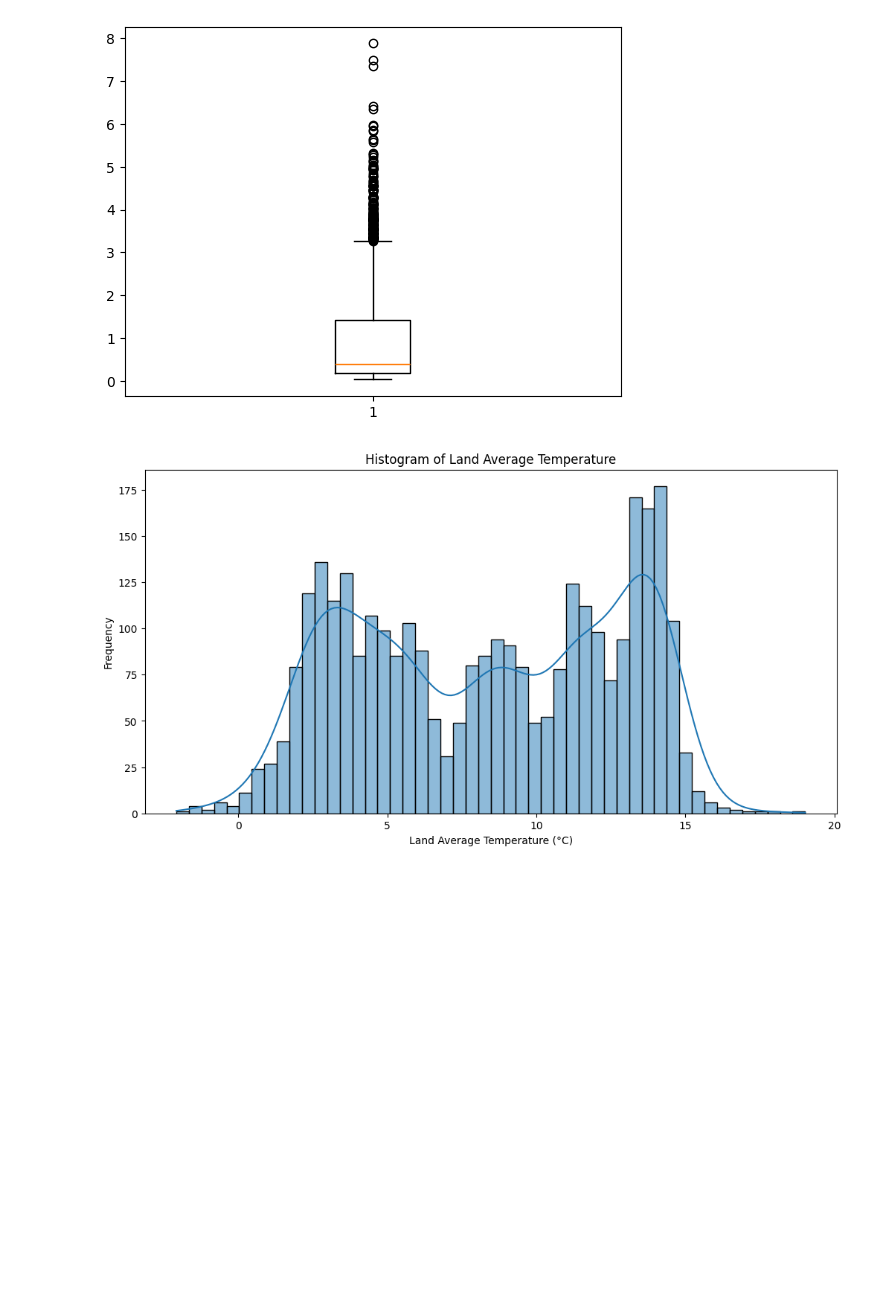
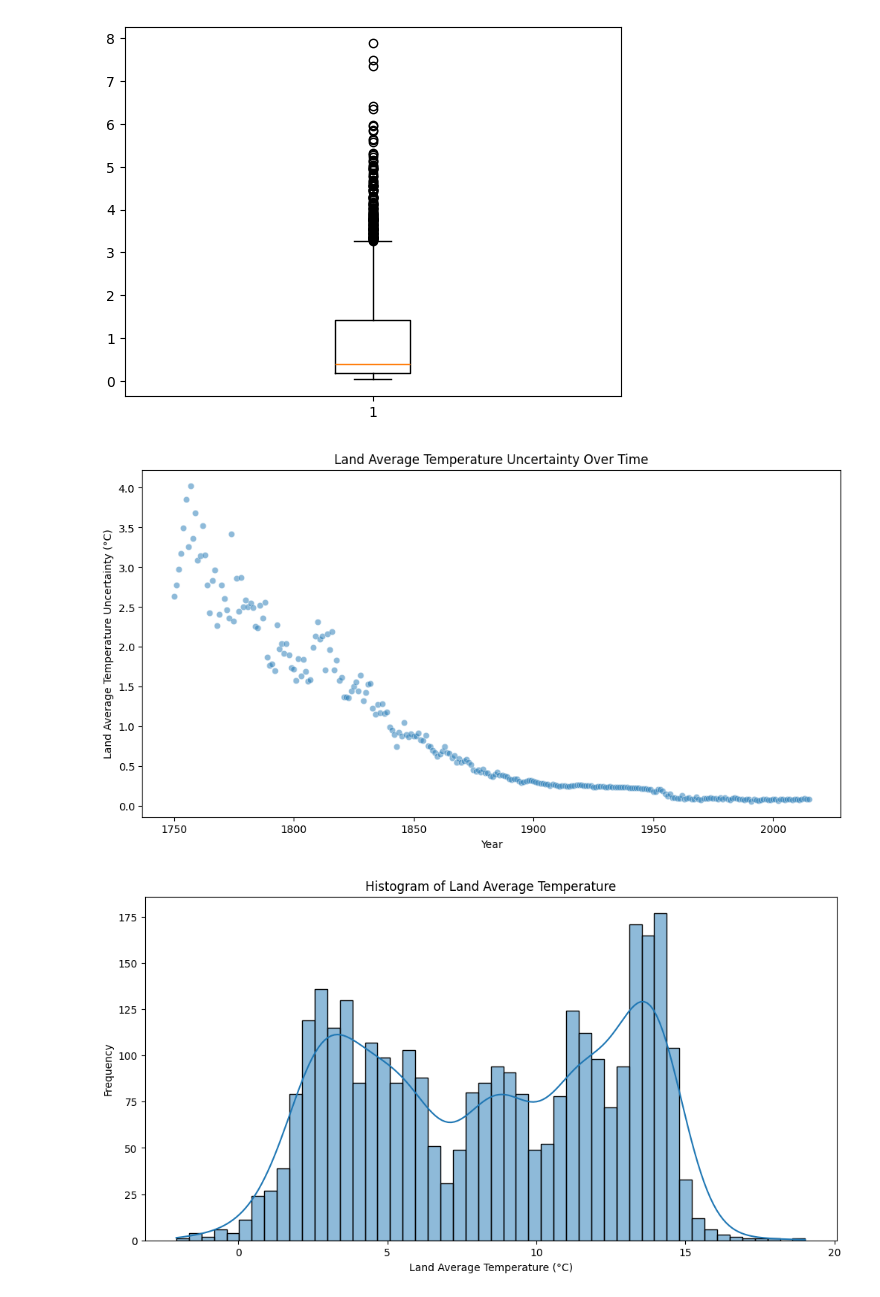
Before and after one commit to OloruntobiOlutola/Applied-Project, a Jupyter notebook: notebooks/app.ipynb, the cells around one changed output. Cells and saved outputs as stored; diff of their text form; code cells hidden in the pictures; blank space fills up the shorter version.

Commit message:
Add scatter plot
- kagglehub
- annual dataset

```diff
--- a/notebooks/app.ipynb
+++ b/notebooks/app.ipynb
@@ -6,7 +8,15 @@ import seaborn as sns
 
 %matplotlib inline
 # %%
-temp_df = pd.read_csv("../data/GlobalTemperatures.csv")
+temp_df = kagglehub.load_dataset(
+  KaggleDatasetAdapter.PANDAS,
+  "berkeleyearth/climate-change-earth-surface-temperature-data",
+  "GlobalTemperatures.csv",
+  # Provide any additional arguments like
+  # sql_query or pandas_kwargs. See the
+  # documenation for more information:
+  # https://github.com/Kaggle/kagglehub/blob/main/README.md#kaggledatasetadapterpandas
+)
 # %%
 temp_df.head()
 # %% [output]
@@ -112,3 +122,12 @@ df.head()
 df['dt'].duplicated().sum()
 # %% [output]
 np.int64(0)
+# %%
+# Group data by year
+annual = (
+    df.groupby('year')[['LandAverageTemperature','LandAverageTemperatureUncertainty']]
+    .mean()
+    .reset_index()
+)
+
+annual.head()
@@ -131,6 +157,17 @@ plt.boxplot(x=df['LandAverageTemperatureUncertainty'])
  'fliers': [<matplotlib.lines.Line2D at 0x...>],
  'means': []}
 [figure]
+# %%
+# Scatter plot land average temperature uncertainty across time
+
+plt.figure(figsize=(12, 6))
+sns.scatterplot(data=annual, x='year', y='LandAverageTemperatureUncertainty', alpha=0.5)
+plt.title('Land Average Temperature Uncertainty Over Time')
+plt.xlabel('Year')
+plt.ylabel('Land Average Temperature Uncertainty (°C)')
+plt.show()
+# %% [output]
+[figure, added]
 # %%
 ## Histogram of Land Average Temperature by date
 
```
Also changed, not shown: parts of 4 cells of this notebook, 1 other file.
